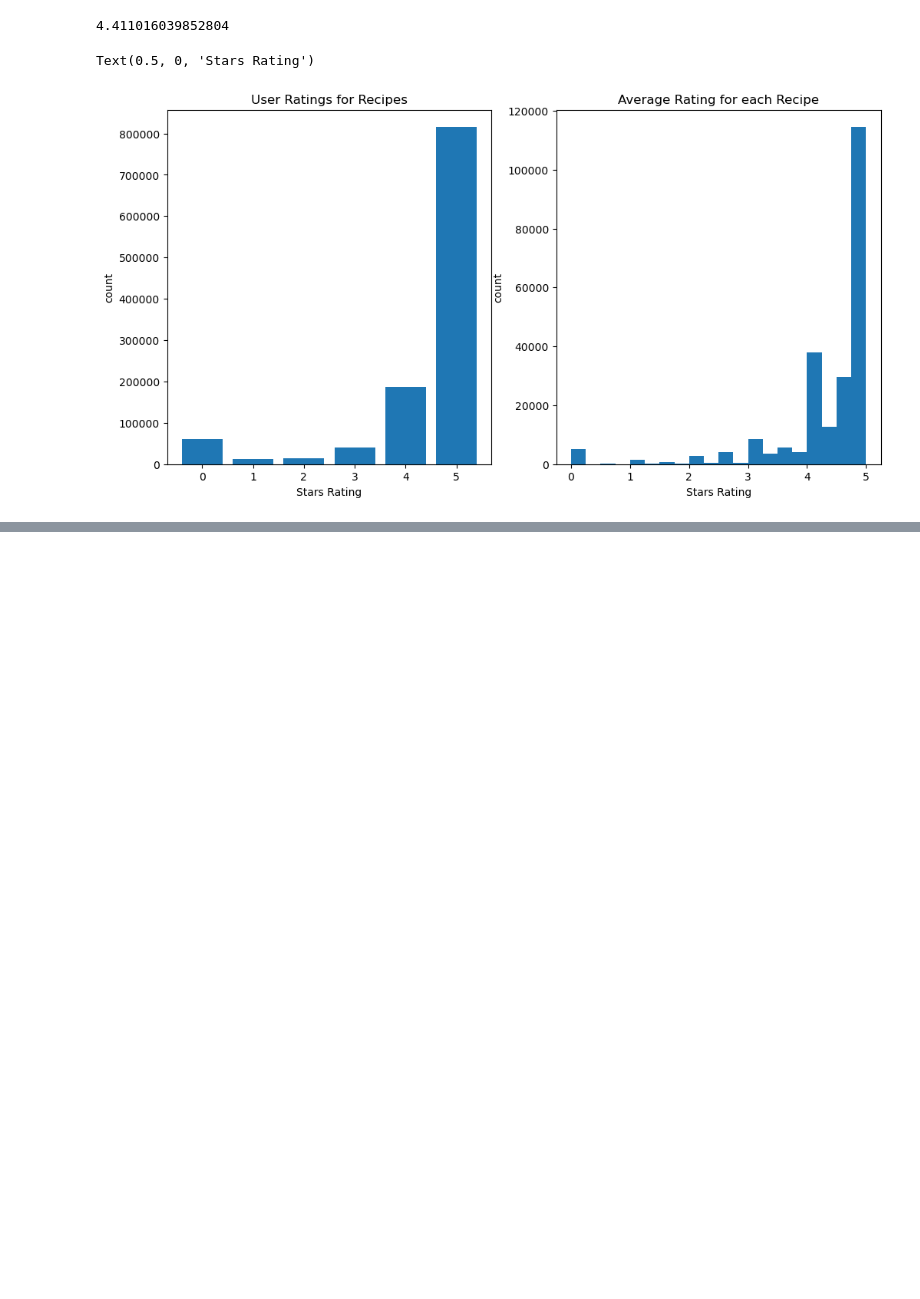
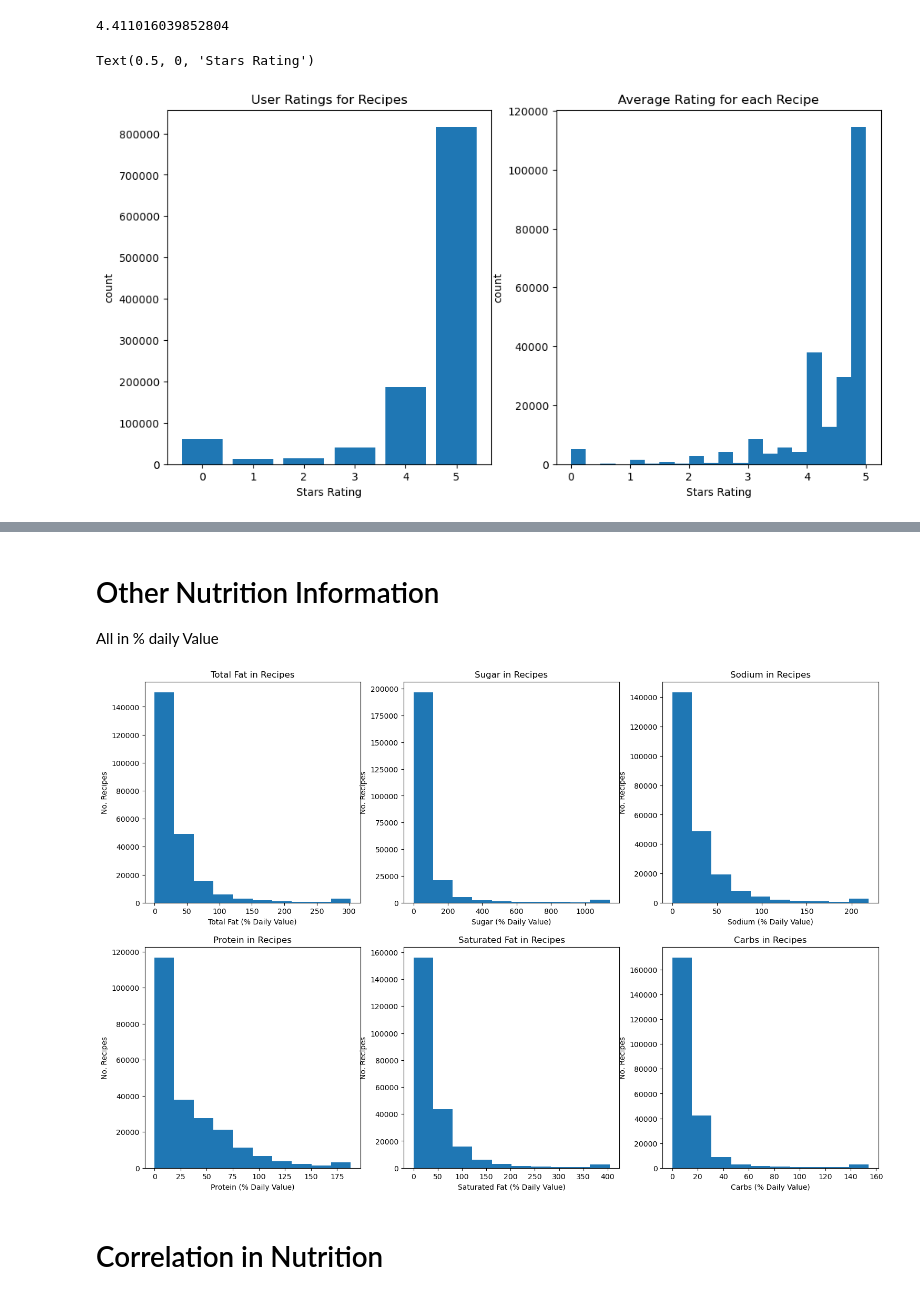
Before and after one commit to jlombino/RecipeEngine, a Jupyter notebook: Recipe_EDA.ipynb, the cells around one changed output, grey strips where cells are left out. Cells and saved outputs as stored; diff of their text form; code cells hidden in the pictures; blank space fills up the shorter version.

Commit message:
Continue EDA for Nutritional Values

```diff
--- a/Recipe_EDA.ipynb
+++ b/Recipe_EDA.ipynb
@@ -183,0 +284,15 @@ recipes_with_nutrition = raw_recipes.join(nutrition)
+# %% [markdown]
+<h1>Other Nutrition Information</h1>
+All in % daily Value
+# %%
+nutrition_plot, ax = plt.subplots(2,3,figsize=(18,12))
+
+for idx, nutrient in enumerate(nutrition_names[1:]): # Exclude Calories
+    ax[idx//3][idx%3].hist(nutrition[nutrient])
+    ax[idx//3][idx%3].set_title(f'{nutrient} in Recipes')
+    ax[idx//3][idx%3].set_ylabel('No. Recipes')
+    ax[idx//3][idx%3].set_xlabel(f'{nutrient} (% Daily Value)')
+# %% [output]
+[figure, added]
+# %% [markdown]
+<h1>Correlation in Nutrition
```
Also changed, not shown: parts of 20 cells of this notebook.
